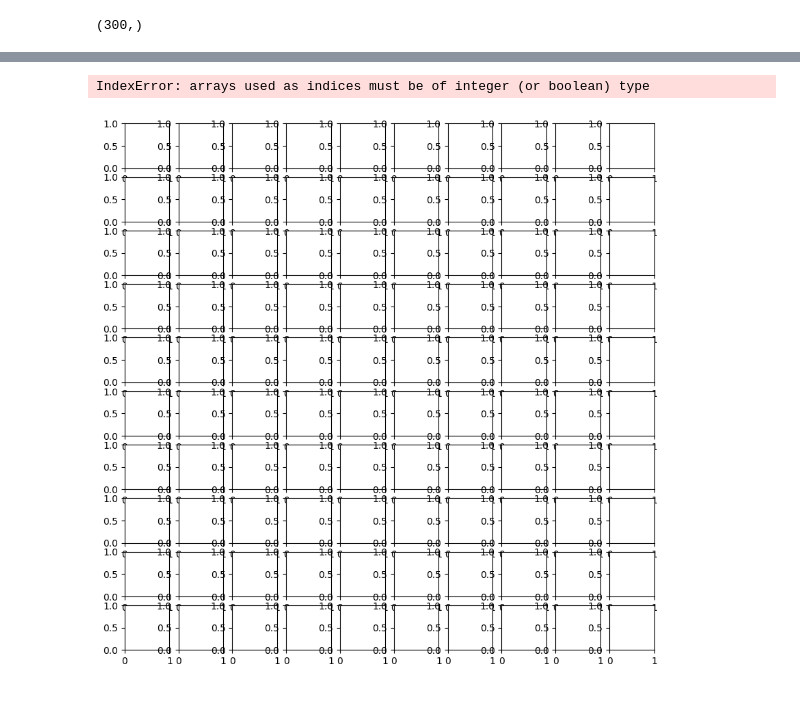
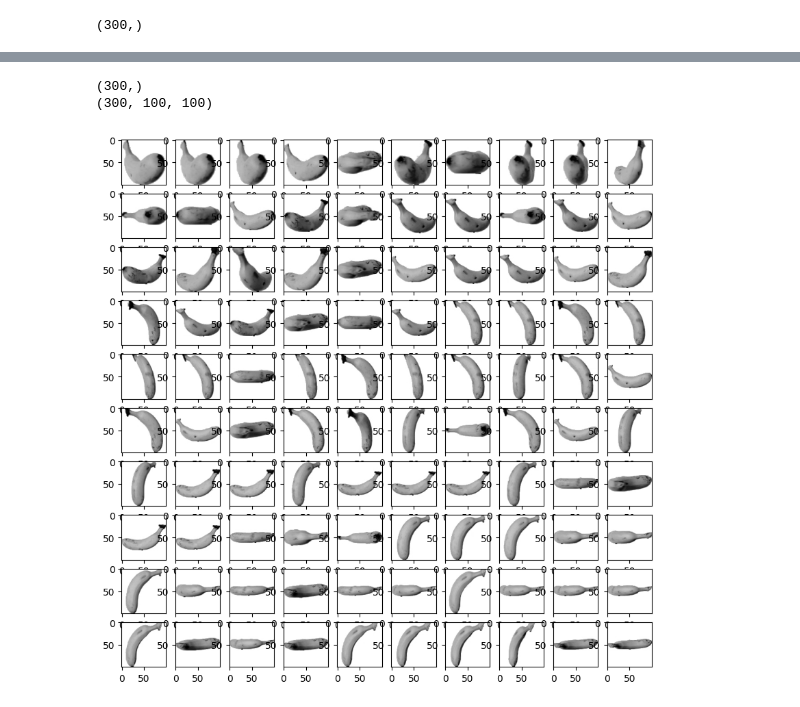
Before and after one commit to dbsdlsdud/AIStudy24, a Jupyter notebook: 군집알고리즘.ipynb, the cells around one changed output, grey strips where cells are left out. Drawn from its saved outputs; the diff is of its cells as text; code cells hidden in the pictures.

```diff
--- a/군집알고리즘.ipynb
+++ b/군집알고리즘.ipynb
@@ -224,7 +224,8 @@ fig, axs = plt.subplots(10, 10, figsize = (10, 10))
 for i in range(10):
     for j in range(10):
         axs[i, j].imshow(fruits[apple_index[i*10+j]], cmap = 'gray_r')
+        axs[i,j].axis('off')
 # axs는 (10,10) 크기의 2차원 배열임으로 i,j 두 첨자를 사용해 서브 그래프 위치 지정
-# axs[i,j].axis('off) # 깔끔한 이미지
+# axs[i,j].axis('off') : 깔끔한 이미지
 plt.show()
 # %% [output]
@@ -236,32 +237,25 @@ plt.show()
 
 # 지금까지 사과,파인애플,바나나가 있다는 것을 알고 있었음으로 타깃 값을 알고 접근했다.
 # 실제 비지도학습에서는 타깃값을 모르는 것이 대부분이고 샘플 평균값을 미리 구할 수 없다.
-# %%
-abs_diff = np.abs(fruits - apple_mean)
-# apple_mean과 가장 가까운 사진을 고르기 위해 절대값 오차 사용하기
-# 넘파이 abs()는 절대값을 계산하는 함수로 절대값은 -를 없앤다 (np.abs(-1) -> 1)
-
-abs_mean = np.mean(abs_diff, axis=(1,2))
-# 배열에 사용하면 모든 원소의 절대값을 계산해서 입력과 동일한 크기의 배열을 반환한다.
-# np.abs와 np.absolute()와 유사하다.
-# abs_diff는 300, 100, 100 크기의 배열이다
-# 각 샘플에 대한 평균을 구하기 위해 axis에 두번째, 세번재 차원을 모두 지정한다
-
-print(abs_mean.shape)
+# %%
+print(abs_mean.shape)
+print(abs_diff.shape)
+# %% [output]
+(300,)
+(300, 100, 100)
 # %%
 # 바나나 찾기
-banana_index = np.abs(fruits - banana_mean)
+banana_index = np.argsort(abs_mean)[200:300]
 fig, axs = plt.subplots(10, 10, figsize = (10, 10))
 # subplots() 10x10, 총 100개의 서브 그래프를 만든다
 # figsize = (10, 10) 그래프 크기 조정
 
 # 2중 for문으로 10의 행과 열에 이미지를 출력
 for i in range(10):
     for j in range(10):
         axs[i, j].imshow(fruits[banana_index[i*10+j]], cmap = 'gray_r')
 # axs는 (10,10) 크기의 2차원 배열임으로 i,j 두 첨자를 사용해 서브 그래프 위치 지정
 # axs[i,j].axis('off) # 깔끔한 이미지
 plt.show()
 # %% [output]
-IndexError: arrays used as indices must be of integer (or boolean) type
-[figure, old version]
+[figure, new version]
```
Also changed, not shown: parts of 3 cells of this notebook.
